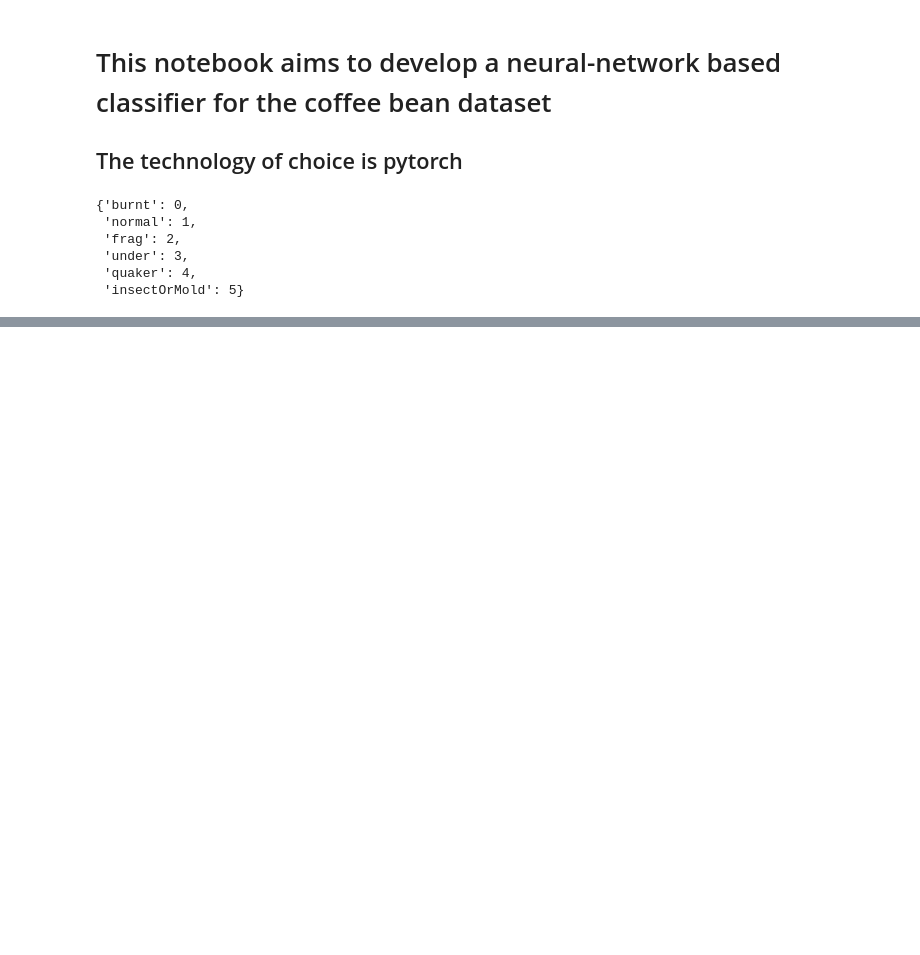
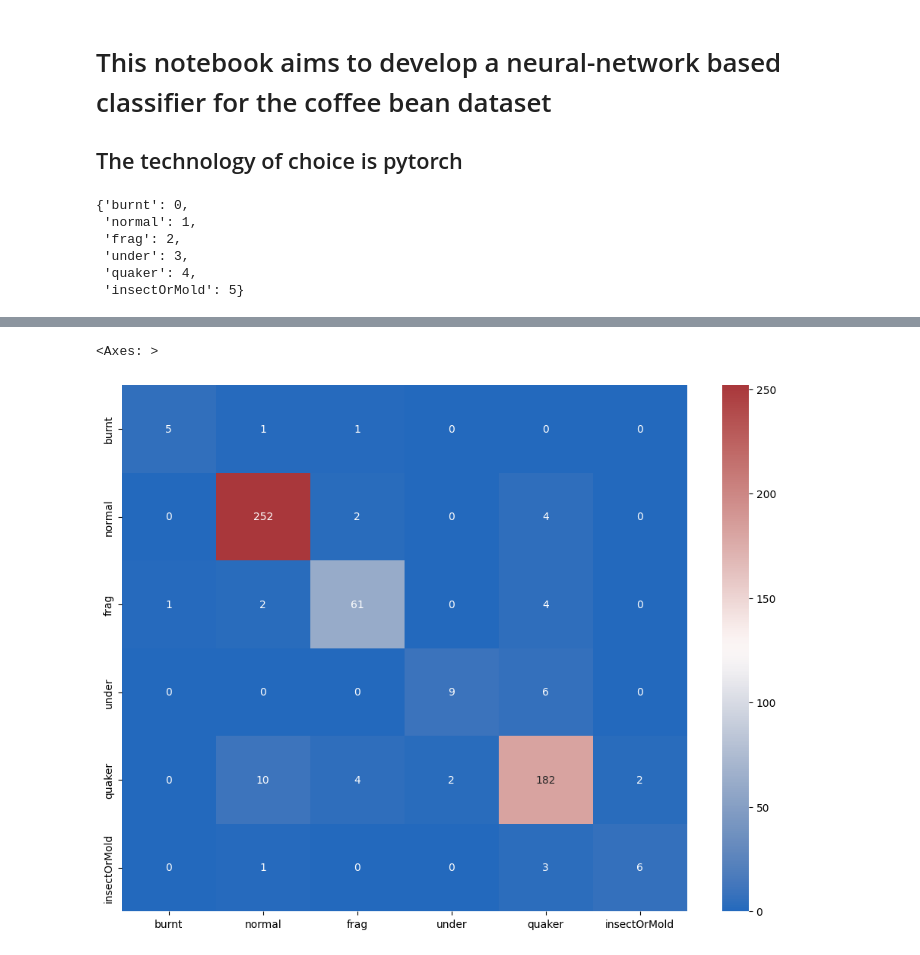
Before and after one commit to dont-text-me/PRBX-work, a Jupyter notebook: classifier.ipynb, the cells around one changed output, grey strips where cells are left out. Saved outputs shown, nothing was run; the diff lists cells and outputs as text; code cells hidden in the pictures; blank space fills up the shorter version.

Commit message:
add confusion matrix visualisation

```diff
--- a/classifier.ipynb
+++ b/classifier.ipynb
@@ -258,2 +257,37 @@ for inputs, labels in dataloaders["test"]:
 # %%
 torch.save(model_ft.state_dict(), "model.pt")
+# %%
+model_ft.eval()
+all_labels = []
+all_preds = []
+for inputs, labels in dataloaders["test"]:
+    inputs = inputs.to(device)
+    labels = labels.to(device)
+    all_labels.extend(labels.tolist())
+    outputs = model_ft(inputs)
+    _, preds = torch.max(outputs, 1)
+    all_preds.extend(preds.tolist())
+# %%
+from torcheval.metrics import MulticlassConfusionMatrix
+
+matrix = MulticlassConfusionMatrix(len(DEFECT_CLASSES))
+matrix.update(torch.tensor(all_preds), torch.tensor(all_labels))
+
+confs = matrix.compute()
+# %%
+import seaborn as sns
+import matplotlib.pyplot as plt
+
+fig, ax = plt.subplots(figsize=(12, 9))
+sns.heatmap(
+    confs,
+    annot=True,  # write values in cells
+    cmap="vlag",
+    xticklabels=DEFECT_CLASSES.keys(),
+    yticklabels=DEFECT_CLASSES.keys(),
+    ax=ax,
+    fmt="g",  # annotate without using scientific notation
+)
+# %% [output]
+<Axes: >
+[figure, added]
```
Also changed, not shown: parts of 4 cells of this notebook.
